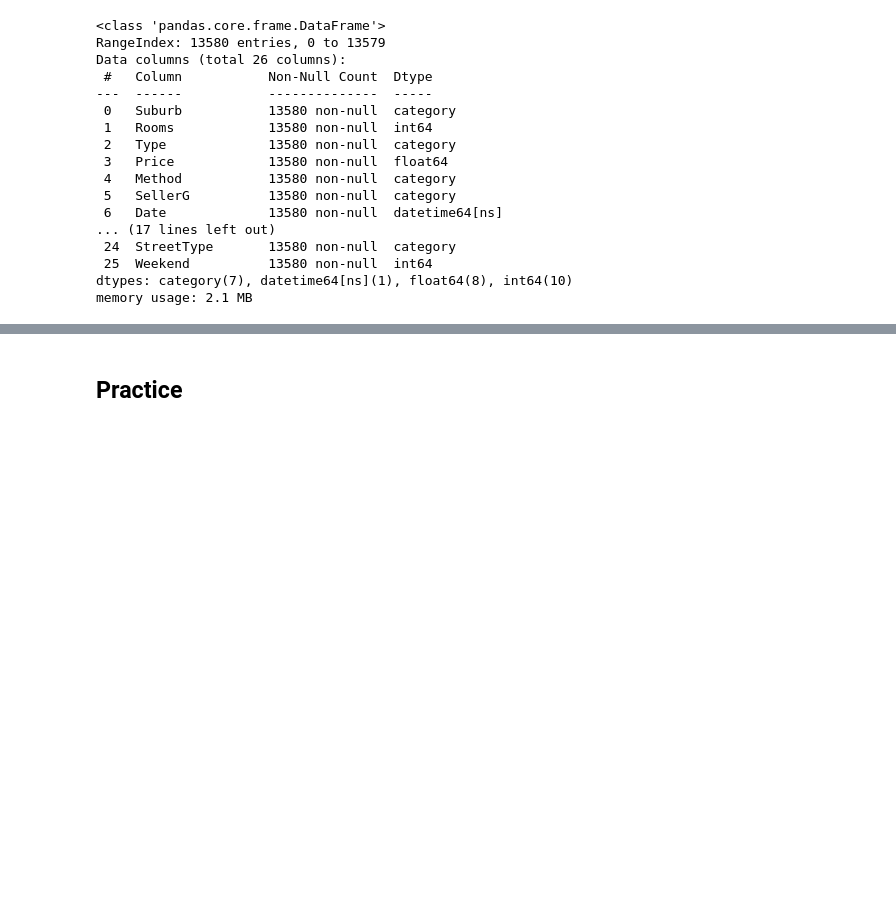
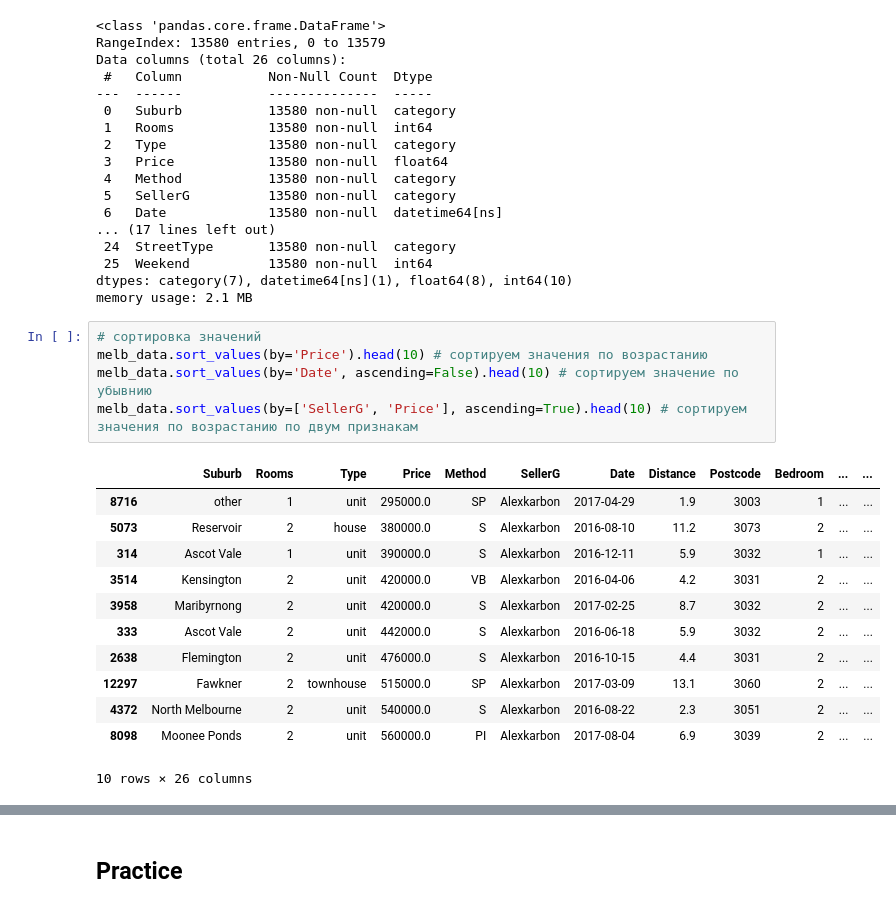
Before and after one commit to YarikKa2/Python_module_12, a Jupyter notebook: code/python_module_12.ipynb, the cells around one changed output, grey strips where cells are left out. Cells and saved outputs as stored; diff of their text form; blank space fills up the shorter version.

```diff
--- a/code/python_module_12.ipynb
+++ b/code/python_module_12.ipynb
@@ -48,3 +48,21 @@ Data columns (total 26 columns):
  25  Weekend          13580 non-null  int64
 dtypes: category(7), datetime64[ns](1), float64(8), int64(10)
 memory usage: 2.1 MB
+# %%
+# сортировка значений
+melb_data.sort_values(by='Price').head(10) # сортируем значения по возрастанию
+melb_data.sort_values(by='Date', ascending=False).head(10) # сортируем значение по убывнию
+melb_data.sort_values(by=['SellerG', 'Price'], ascending=True).head(10) # сортируем значения по возрастанию по двум признакам
+# %% [output]
+|  | Suburb | Rooms | Type | Price | Method | SellerG | Date | Distance | Postcode | Bedroom | ... | ... |
+| 8716 | other | 1 | unit | 295000.0 | SP | Alexkarbon | 2017-04-29 | 1.9 | 3003 | 1 | ... | ... |
+| 5073 | Reservoir | 2 | house | 380000.0 | S | Alexkarbon | 2016-08-10 | 11.2 | 3073 | 2 | ... | ... |
+| 314 | Ascot Vale | 1 | unit | 390000.0 | S | Alexkarbon | 2016-12-11 | 5.9 | 3032 | 1 | ... | ... |
+| 3514 | Kensington | 2 | unit | 420000.0 | VB | Alexkarbon | 2016-04-06 | 4.2 | 3031 | 2 | ... | ... |
+| 3958 | Maribyrnong | 2 | unit | 420000.0 | S | Alexkarbon | 2017-02-25 | 8.7 | 3032 | 2 | ... | ... |
+| 333 | Ascot Vale | 2 | unit | 442000.0 | S | Alexkarbon | 2016-06-18 | 5.9 | 3032 | 2 | ... | ... |
+| 2638 | Flemington | 2 | unit | 476000.0 | S | Alexkarbon | 2016-10-15 | 4.4 | 3031 | 2 | ... | ... |
+| 12297 | Fawkner | 2 | townhouse | 515000.0 | SP | Alexkarbon | 2017-03-09 | 13.1 | 3060 | 2 | ... | ... |
+| 4372 | North Melbourne | 2 | unit | 540000.0 | S | Alexkarbon | 2016-08-22 | 2.3 | 3051 | 2 | ... | ... |
+| 8098 | Moonee Ponds | 2 | unit | 560000.0 | PI | Alexkarbon | 2017-08-04 | 6.9 | 3039 | 2 | ... | ... |
+10 rows × 26 columns
```
Also changed, not shown: parts of 7 cells of this notebook.
